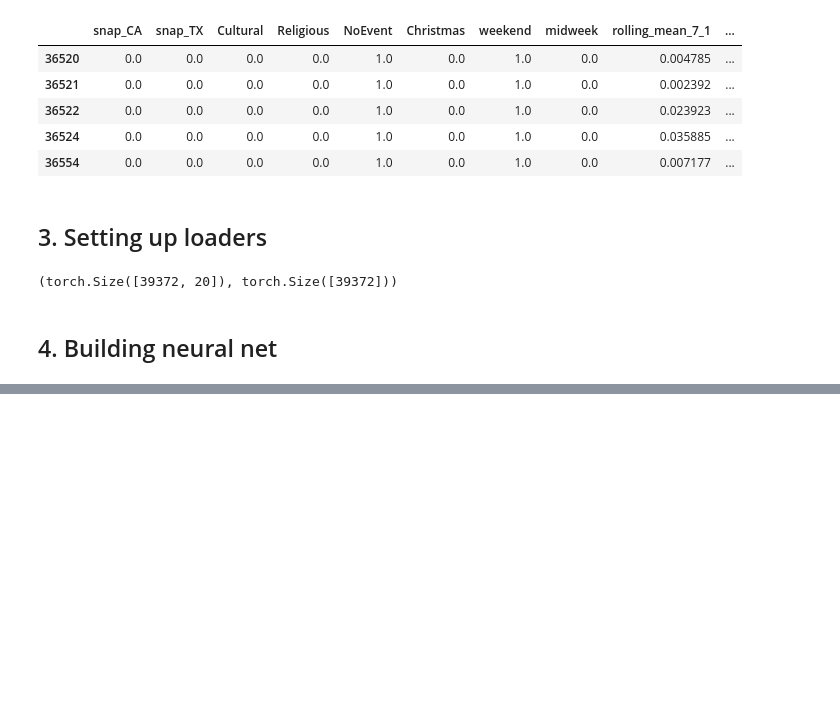
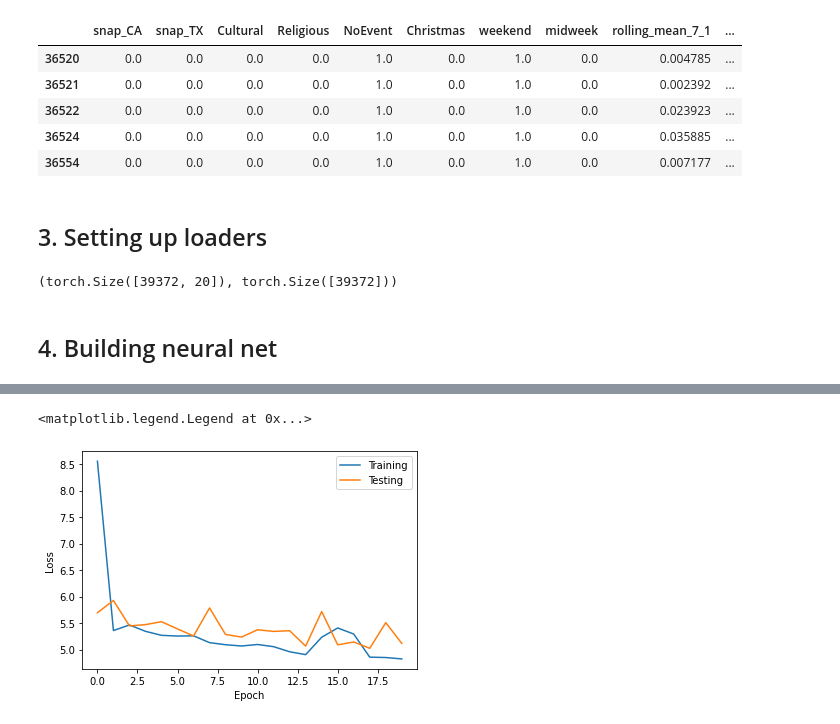
Before and after one commit to ixiaopan/GroupWork, a Jupyter notebook: AML/Neural Networks.ipynb, the cells around one changed output, grey strips where cells are left out. Saved outputs shown, nothing was run; the diff lists cells and outputs as text; code cells hidden in the pictures; blank space fills up the shorter version.

```diff
--- a/AML/Neural Networks.ipynb
+++ b/AML/Neural Networks.ipynb
@@ -199,4 +238,13 @@ Epoch 9, loss 198.77
 **** Finished Training ****
+# %%
+plt.plot(loss_plot, label = "Training")
+plt.plot(loss_eval, label = "Testing")
+plt.xlabel("Epoch")
+plt.ylabel("Loss")
+plt.legend()
+# %% [output]
+<matplotlib.legend.Legend at 0x...>
+[figure, added]
 # %%
 from sklearn.metrics import mean_squared_error
 # %%
```
Also changed, not shown: parts of 14 cells of this notebook.
